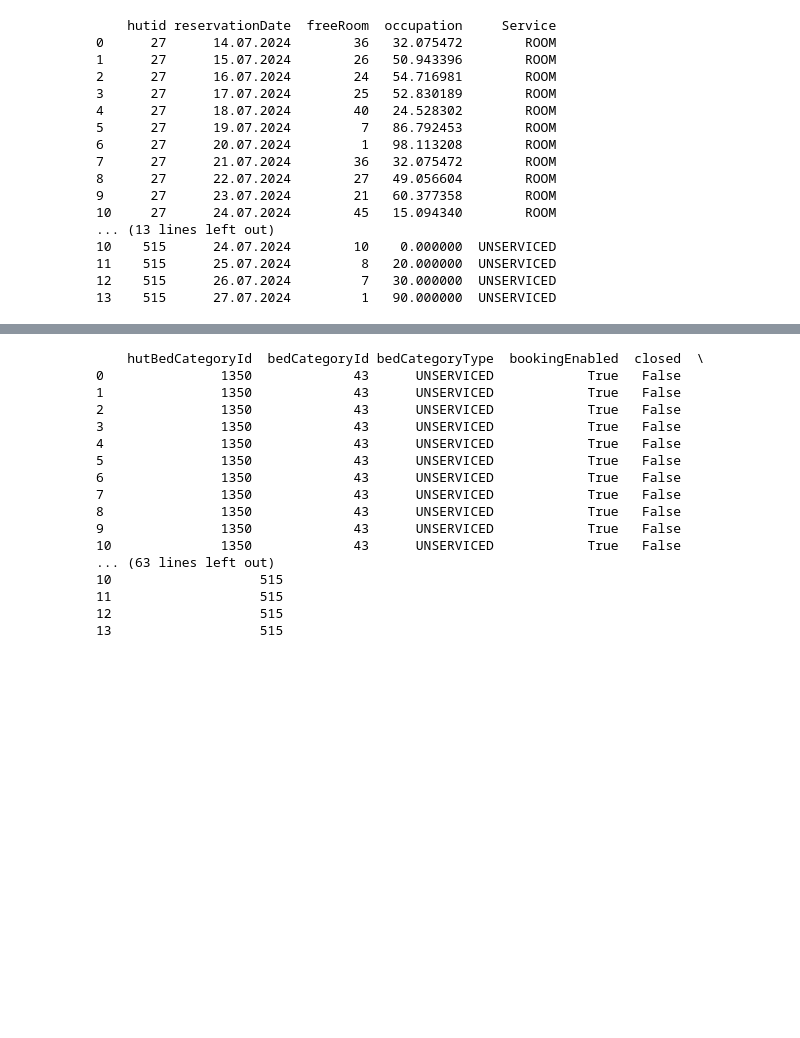
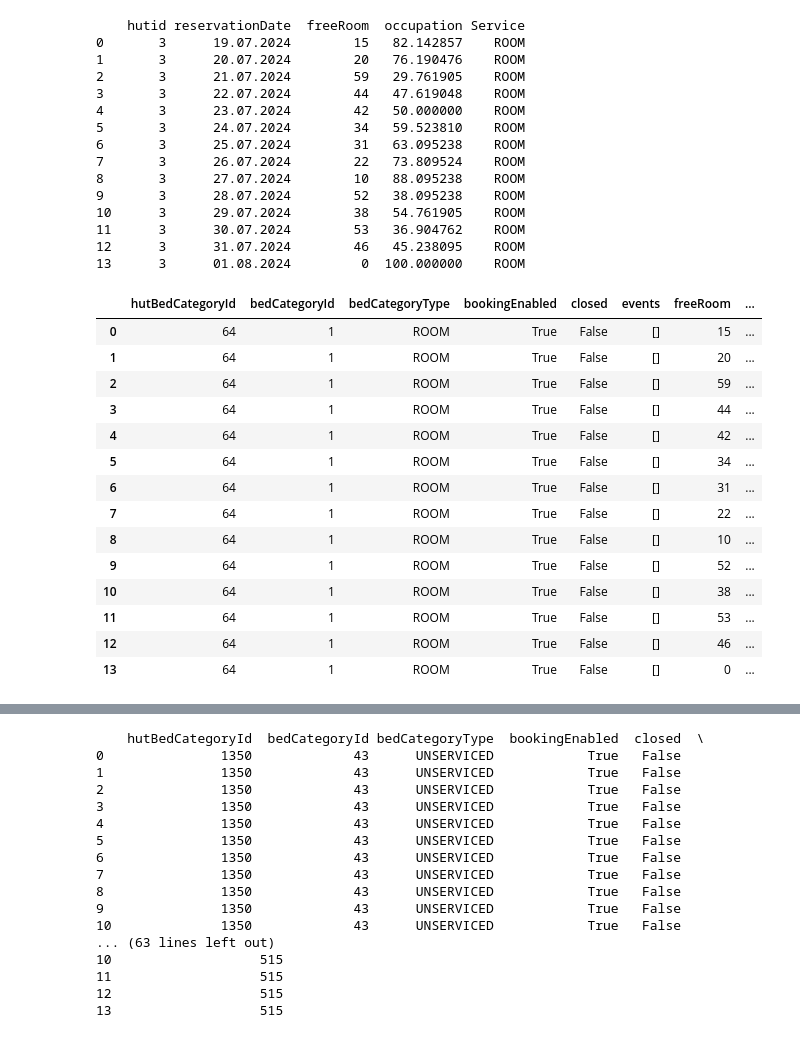
Before and after one commit to TimSuter/FindFreeHut, a Jupyter notebook: FirstScraperPython.ipynb, the cells around one changed output, grey strips where cells are left out. Drawn from its saved outputs; the diff is of its cells as text; code cells hidden in the pictures; blank space fills up the shorter version.

```diff
--- a/FirstScraperPython.ipynb
+++ b/FirstScraperPython.ipynb
@@ -20,6 +10,6 @@ from Functions import findHutIDs
 # %%
-hutid = [27, 515]
-date = '10.07.2024'
+hutid = [3]
+date =  '19.07.2024'
 
 
 headers = {
@@ -56,23 +46,39 @@ for df in df_list:
 df_con = pd.concat(df_red_list)
 print(df_con)
 # %% [output]
-    hutid reservationDate  freeRoom  occupation     Service
-0      27      14.07.2024        36   32.075472        ROOM
-1      27      15.07.2024        26   50.943396        ROOM
-2      27      16.07.2024        24   54.716981        ROOM
-3      27      17.07.2024        25   52.830189        ROOM
-4      27      18.07.2024        40   24.528302        ROOM
-5      27      19.07.2024         7   86.792453        ROOM
-6      27      20.07.2024         1   98.113208        ROOM
-7      27      21.07.2024        36   32.075472        ROOM
-8      27      22.07.2024        27   49.056604        ROOM
-9      27      23.07.2024        21   60.377358        ROOM
-10     27      24.07.2024        45   15.094340        ROOM
-... (13 lines left out)
-10    515      24.07.2024        10    0.000000  UNSERVICED
-11    515      25.07.2024         8   20.000000  UNSERVICED
-12    515      26.07.2024         7   30.000000  UNSERVICED
-13    515      27.07.2024         1   90.000000  UNSERVICED
+    hutid reservationDate  freeRoom  occupation Service
+0       3      19.07.2024        15   82.142857    ROOM
+1       3      20.07.2024        20   76.190476    ROOM
+2       3      21.07.2024        59   29.761905    ROOM
+3       3      22.07.2024        44   47.619048    ROOM
+4       3      23.07.2024        42   50.000000    ROOM
+5       3      24.07.2024        34   59.523810    ROOM
+6       3      25.07.2024        31   63.095238    ROOM
+7       3      26.07.2024        22   73.809524    ROOM
+8       3      27.07.2024        10   88.095238    ROOM
+9       3      28.07.2024        52   38.095238    ROOM
+10      3      29.07.2024        38   54.761905    ROOM
+11      3      30.07.2024        53   36.904762    ROOM
+12      3      31.07.2024        46   45.238095    ROOM
+13      3      01.08.2024         0  100.000000    ROOM
+# %%
+df
+# %% [output]
+|  | hutBedCategoryId | bedCategoryId | bedCategoryType | bookingEnabled | closed | events | freeRoom | ... |
+| 0 | 64 | 1 | ROOM | True | False | [] | 15 | ... |
+| 1 | 64 | 1 | ROOM | True | False | [] | 20 | ... |
+| 2 | 64 | 1 | ROOM | True | False | [] | 59 | ... |
+| 3 | 64 | 1 | ROOM | True | False | [] | 44 | ... |
+| 4 | 64 | 1 | ROOM | True | False | [] | 42 | ... |
+| 5 | 64 | 1 | ROOM | True | False | [] | 34 | ... |
+| 6 | 64 | 1 | ROOM | True | False | [] | 31 | ... |
+| 7 | 64 | 1 | ROOM | True | False | [] | 22 | ... |
+| 8 | 64 | 1 | ROOM | True | False | [] | 10 | ... |
+| 9 | 64 | 1 | ROOM | True | False | [] | 52 | ... |
+| 10 | 64 | 1 | ROOM | True | False | [] | 38 | ... |
+| 11 | 64 | 1 | ROOM | True | False | [] | 53 | ... |
+| 12 | 64 | 1 | ROOM | True | False | [] | 46 | ... |
+| 13 | 64 | 1 | ROOM | True | False | [] | 0 | ... |
 # %%
 #Read csv file with hut information
 #contains: hutid, hutname, altitude
```
Also changed, not shown: parts of 12 cells of this notebook, 8 other files.
